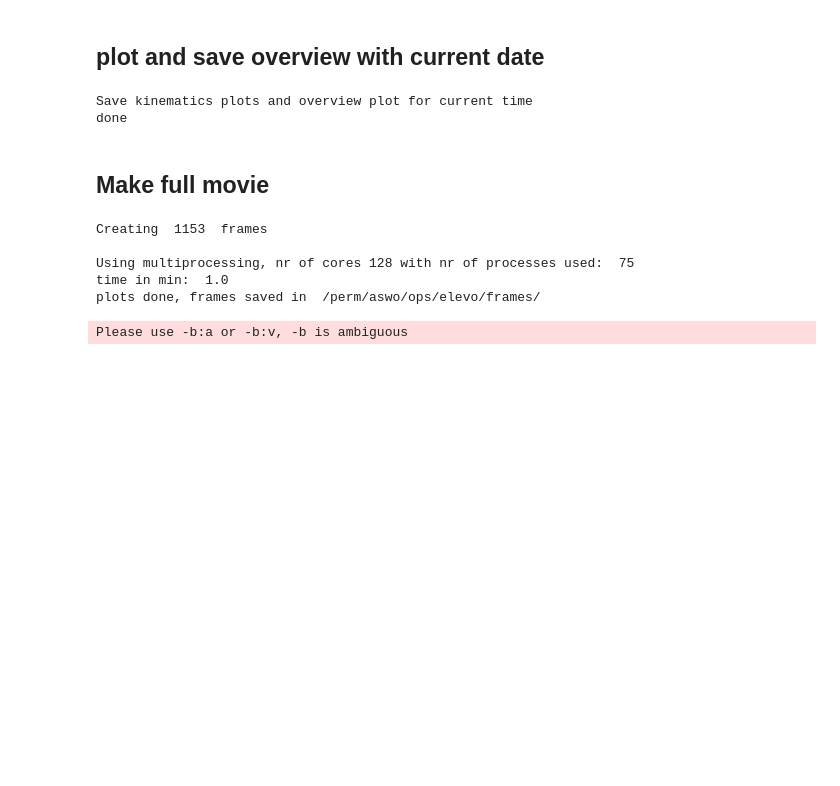
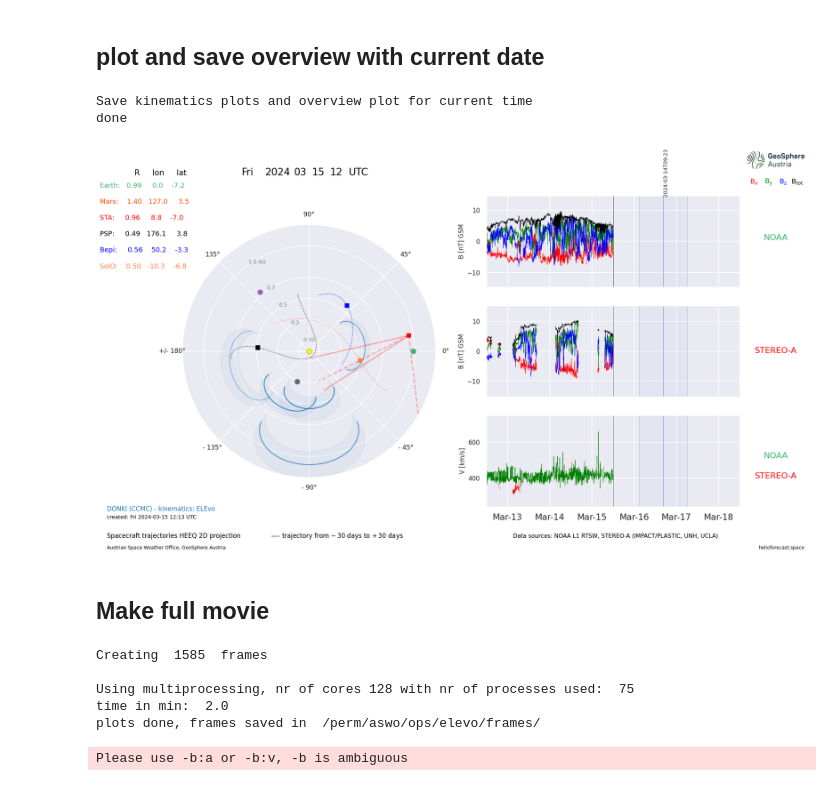
Before and after one commit to EvaWeiler/ELEvo, a Jupyter notebook: elevo_forecast.ipynb, the cells around one changed output. Saved outputs shown, nothing was run; the diff lists cells and outputs as text; code cells hidden in the pictures; blank space fills up the shorter version.

```diff
--- a/elevo_forecast.ipynb
+++ b/elevo_forecast.ipynb
@@ -89,11 +90,3 @@ date_today = datetime.now().strftime('%Y-%m-%d')
 arr_outputdirectory=arrival_path+str(date_today)
 
 if os.path.isdir(arr_outputdirectory) == False: os.mkdir(arr_outputdirectory)
-# %%
-#remove text-file with arrival time/speed
-date_today_hours = datetime.now().strftime('%Y-%m-%d_%H')
-
-header = 'ID, time 21.5, lon, lat, initial speed, arrival time, error arrival time [h], arrival speed [km/s]'
-with open(arr_outputdirectory+'/icme_arrival_'+date_today_hours+'.txt', "a") as f:
-    f.write(header + '\n')
-    f.close
@@ -100,16 +108,14 @@ with open(arr_outputdirectory+'/icme_arrival_'+date_today_hours+'.txt', "a") as
 # %%
-date=(datetime.now()-timedelta(days=8)).strftime('%Y-%m-%d')
+date=(datetime.now()-timedelta(days=1)).strftime('%Y-%m-%d')
 
 url_donki='https://kauai.ccmc.gsfc.nasa.gov/DONKI/WS/get/CMEAnalysis?startDate='+date
-try: urllib.request.urlretrieve(url_donki,results_path+'DONKI.json')
+try: urllib.request.urlretrieve(url_donki,'output/DONKI.json')
 except urllib.error.URLError as e:
     print('DONKI not loaded')
 
-data = pd.read_json(results_path+'DONKI.json')
+data = pd.read_json('output/DONKI.json')
 data['time21_5'] = mdates.date2num(data.time21_5)
 data = data.groupby('associatedCMEID').mean().reset_index()
 
 print('# CMEs within last 8 days: ', len(data))
-#print(data)
-#print('done')
 # %% [output]
@@ -259,7 +335,7 @@ print('Generating kinematics using ELEvo')
 
 start_time = time.time()
 
-used=8#len(data)
+used=1#len(data)
 print('Using multiprocessing, nr of cores',mp.cpu_count(),', nr of processes used: ',used)
 pool=mp.get_context('fork').Pool(processes=used)
 
@@ -313,9 +385,24 @@ hc_id = [result[7] for result in results]
 hc_id1 = np.concatenate(hc_id)
 
 hc_v = [result[8] for result in results]
-hc_v1 = np.concatenate(hc_v)
+hc_v1 = np.concatenate(hc_v, axis=1)
 
-pickle.dump([hc_time_num1, hc_r1, hc_lat1, hc_lon1, hc_id1, a1_ell, b1_ell, c1_ell], open(results_path+'donki_kinematics.p', "wb"))
+hc_arr_time = [result[9] for result in results]
+hc_arr_time1 = np.concatenate(hc_arr_time)
+
+hc_err_arr_time_min = [result[10] for result in results]
+hc_err_arr_time_min1 = np.concatenate(hc_err_arr_time_min)
+
+hc_err_arr_time_max = [result[11] for result in results]
+hc_err_arr_time_max1 = np.concatenate(hc_err_arr_time_max)
+
+hc_arr_id = [result[12] for result in results]
+hc_arr_id1 = np.concatenate(hc_arr_id)
+
+hc_arr_hit = [result[13] for result in results]
+hc_arr_hit1 = np.concatenate(hc_arr_hit)
+
+pickle.dump([hc_time_num1, hc_r1, hc_lat1, hc_lon1, hc_id1, a1_ell, b1_ell, c1_ell, hc_arr_time1, hc_err_arr_time_min1, hc_err_arr_time_max1, hc_arr_id1, hc_arr_hit1], open(results_path+'donki_kinematics.p', "wb"))
 # %%
 def plot_kinematics(x,y,z):
 
@@ -1269,7 +1417,7 @@ done
 
 print('Save kinematics plots and overview plot for current time')
 
-%matplotlib inline
+#%matplotlib inline
 
 start_time=time.time()
 
@@ -1292,36 +1440,37 @@ if black: sns.set_style('white',{'grid.linestyle': ':', 'grid.color': '.35'})
 
 # animation settings
 
 fsize=13
 fadeind = 200*24 #if s/c positions are given in hourly resolution
 #fadeind=int(20/res_in_days)#
 #fadeind=int(120/res_in_days)
 
 symsize_planet=110
 symsize_spacecraft=80
 
 #for parker spiral
 theta=np.arange(0,np.deg2rad(180),0.01)
 
 ######################## make frames
 
 #for debugging
 #don't close plot in make_frame when testing
 
-plot_kinematics(hc_time_num1, hc_r1, hc_v1)
+#plot_kinematics(hc_time_num1, hc_r1, hc_v1)
 ####################### plot and save frame with todays date and hour
-make_frame3(k_today[0][0])
+#make_frame3(k_today[0][0])
 
 ####################### test animation frames (different frame numbers)
-#make_frame2(k_today[0][0])
+make_frame2(k_today[0][0])
 
 #for i in np.arange(1,3,1):
 #    make_frame(i)
 
 print('done')
 # %% [output]
 Save kinematics plots and overview plot for current time
 done
+[figure, added]
 # %% [markdown]
 ## Make full movie
 # %%
@@ -1342,22 +1491,24 @@ print('Using multiprocessing, nr of cores',multiprocessing.cpu_count(), \
 
 #run multiprocessing pool to make all movie frames, depending only on frame number
 
-pool = mp.Pool(processes=nr_of_processes_used)
+pool=mp.get_context('fork').Pool(processes=used)
+
+#pool = mp.Pool(processes=nr_of_processes_used)
 #input=[i for i in range(k_all)]
 input=[i for i in np.arange(1,k_all,1)]
 pool.map(make_frame, input)
-#pool.close()
-# pool.join()
+pool.close()
+pool.join()
 #for i in input:
  #   make_frame2(i)
 
 print('time in min: ',np.round((time.time()-start_time)/60))
 print('plots done, frames saved in ',outputdirectory)
 # %% [output]
-Creating  1153  frames
+Creating  1585  frames
 
 Using multiprocessing, nr of cores 128 with nr of processes used:  75
-time in min:  1.0
+time in min:  2.0
 plots done, frames saved in  /perm/aswo/ops/elevo/frames/
 # %%
 date_today = datetime.now().strftime('%Y-%m-%d')
```
Also changed, not shown: parts of 12 cells of this notebook.
